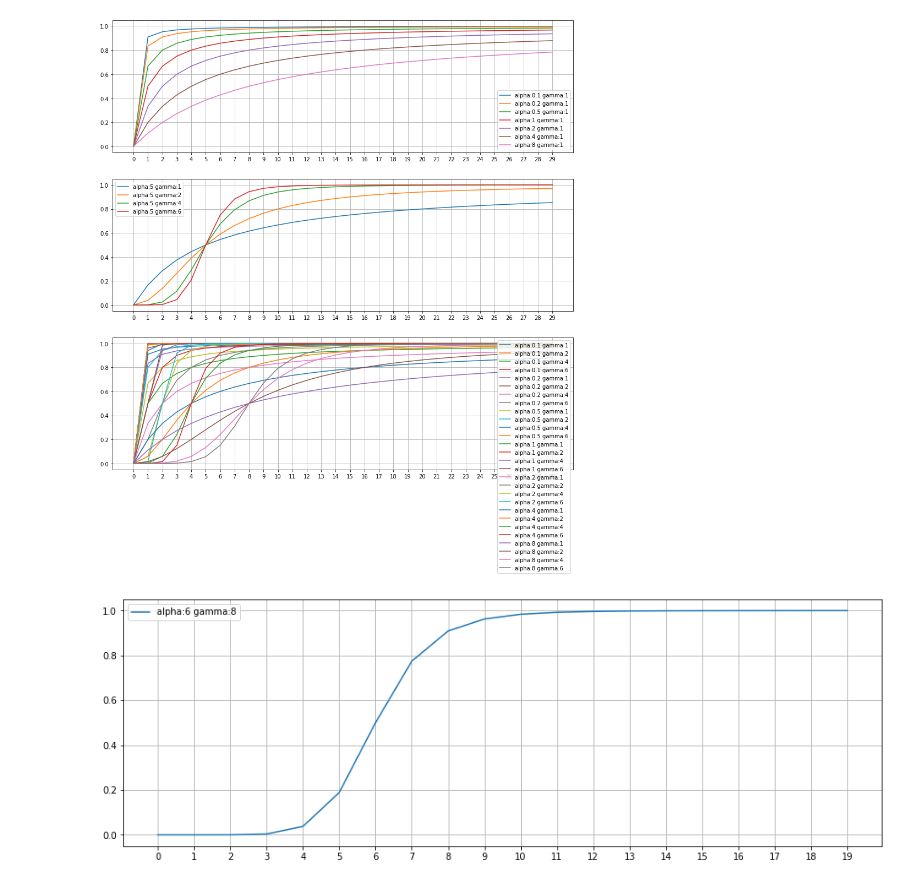
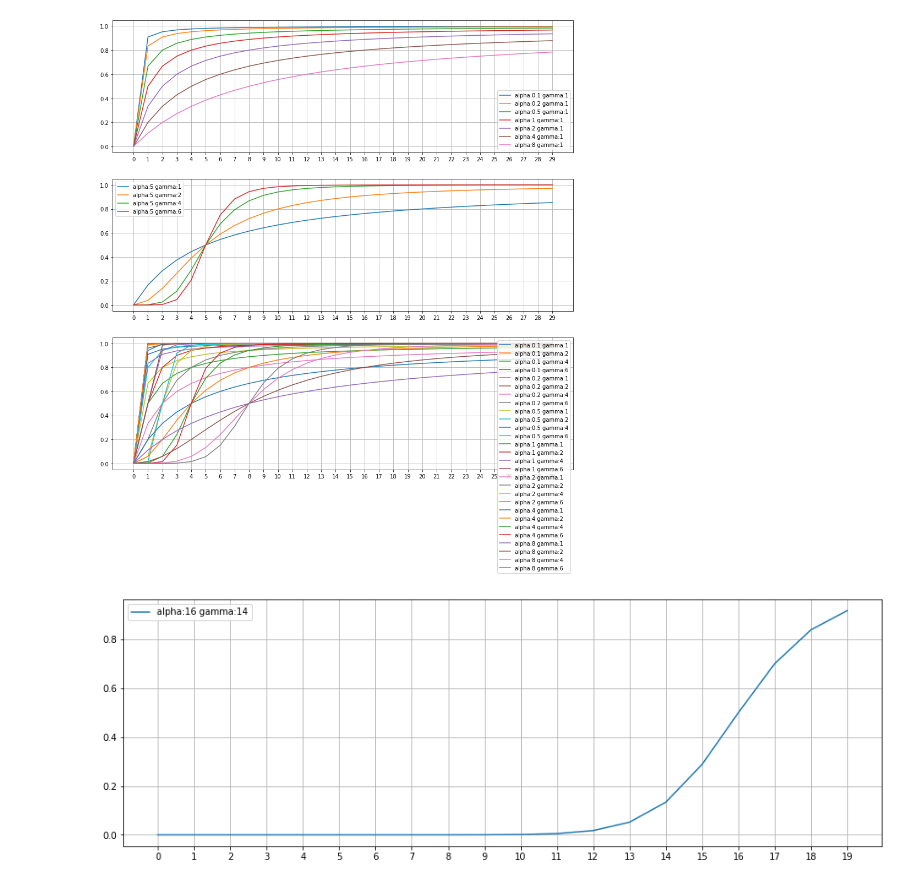
Before and after one commit to woskxmcnvb/XMedia, a Jupyter notebook: hills_demo.ipynb, the cells around one changed output. Cells and saved outputs as stored; diff of their text form; code cells hidden in the pictures.

```diff
--- a/hills_demo.ipynb
+++ b/hills_demo.ipynb
@@ -50,22 +50,22 @@ plt.show()
 # %%
 #########################
 # Illustration of Hills transformation с заданными параметрами
-alpha = 6
-gamma = 8
+alpha = 16
+gamma = 14
 #########################
 
 
 x = np.arange(0, 20, dtype='double')
 
 fig, ax = plt.subplots(1, 1, figsize=(15, 5))
 
 plt.plot(x, HillsTransformation(x, alpha, gamma),
                 label='alpha:' + str(alpha) + ' gamma:' + str(gamma))
 
 ax.set_xticks(x)
 ax.legend()
 ax.grid(True)
 
 plt.show()
 # %% [output]
-[figure, old version]
+[figure, new version]
```
Also changed, not shown: 7 other files.
